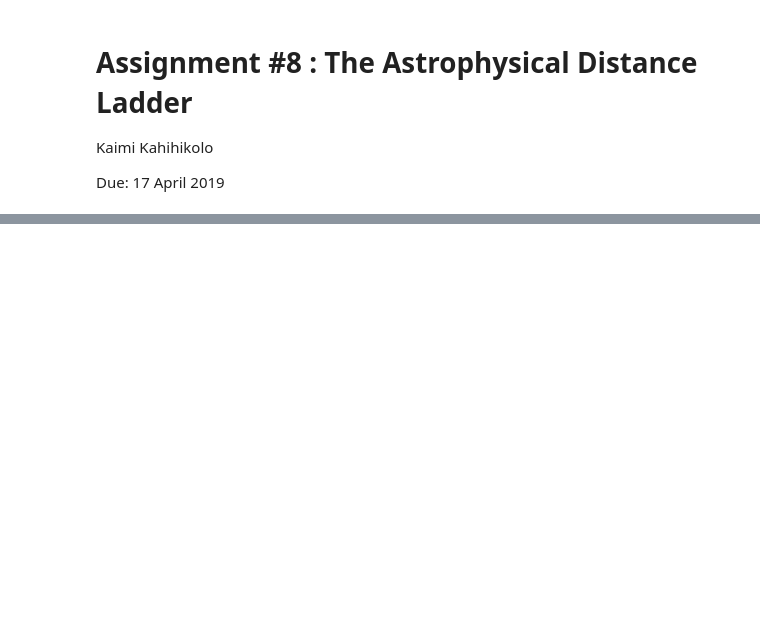
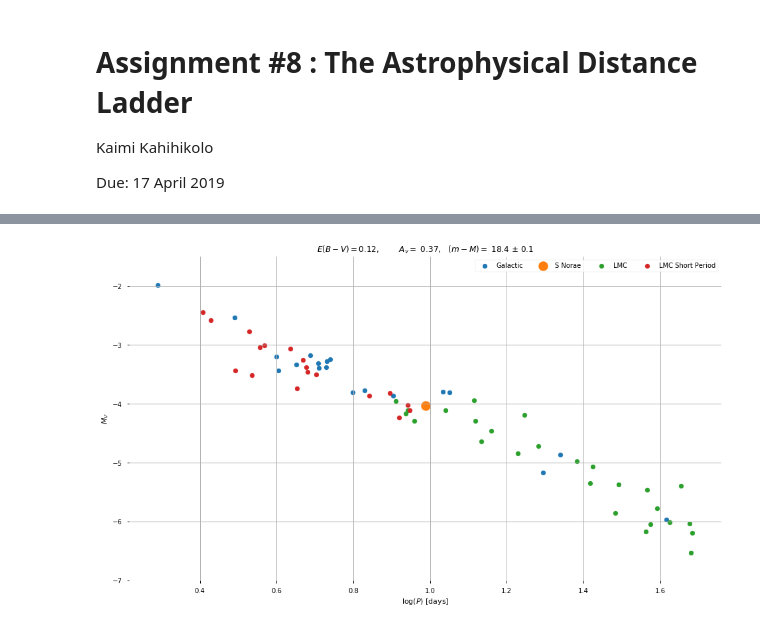
Before and after one commit to kaimibk/School, a Jupyter notebook: ASTR_423/A8/A8.ipynb, the cells around one changed output, grey strips where cells are left out. Saved outputs shown, nothing was run; the diff lists cells and outputs as text; code cells hidden in the pictures; blank space fills up the shorter version.

```diff
--- a/ASTR_423/A8/A8.ipynb
+++ b/ASTR_423/A8/A8.ipynb
@@ -40,0 +69,41 @@ df1.head()
+# %%
+gal_ceph_df = pd.read_csv("aux/cepgal.dat", header=1,
+                          sep='\s+')
+gal_ceph_df['P(days)'] = gal_ceph_df['P(days)'].apply(np.log10)
+
+lmc_ceph = pd.read_csv("aux/plr.dat", header=1,
+                          sep='\s+')
+
+lmc_ceph_short = pd.read_csv("aux/spc.dat", header=1,
+                          sep='\s+')
+
+lmc_ceph_short.head()
+
+S_normae = {'Period' : np.log10(9.75), 'V' : -4.03}
+# %%
+E_BV_LMC = 0.12
+AV_LMC = 3.1*E_BV_LMC
+m_M_LMC = 18.43
+
+lmc_ceph['V'] = lmc_ceph['V'] - AV_LMC - m_M_LMC
+lmc_ceph_short['V'] = lmc_ceph_short['V'] - AV_LMC - m_M_LMC
+# %%
+fig = plt.figure(figsize=(16, 9))
+ax = plt.gca()
+plt.box(False)
+plt.grid()
+
+ax.scatter(gal_ceph_df['P(days)'], gal_ceph_df['Mv'], label='Galactic')
+ax.scatter(S_normae['Period'], S_normae['V'], label='S Norae', s=200)
+ax.scatter(lmc_ceph['logP(days)'], lmc_ceph['V'], label='LMC')
+ax.scatter(lmc_ceph_short['logP(days)'], lmc_ceph_short['V'], label='LMC Short Period')
+
+ax.set_xlabel(r"$\log(P)$ [days]")
+ax.set_ylabel(r"$M_V$")
+ax.set_ylim(-7, -1.5)
+ax.set_title(f"$E (B-V) = ${E_BV_LMC}, \t $A_v =$ {(AV_LMC):.2f}, \t $(m-M) =$ {(m_M_LMC):.1f} $\pm$ 0.1")
+
+plt.legend(loc='best', ncol=4)
+plt.show()
+# %% [output]
+[figure, added]
```
Also changed, not shown: parts of 12 cells of this notebook.
